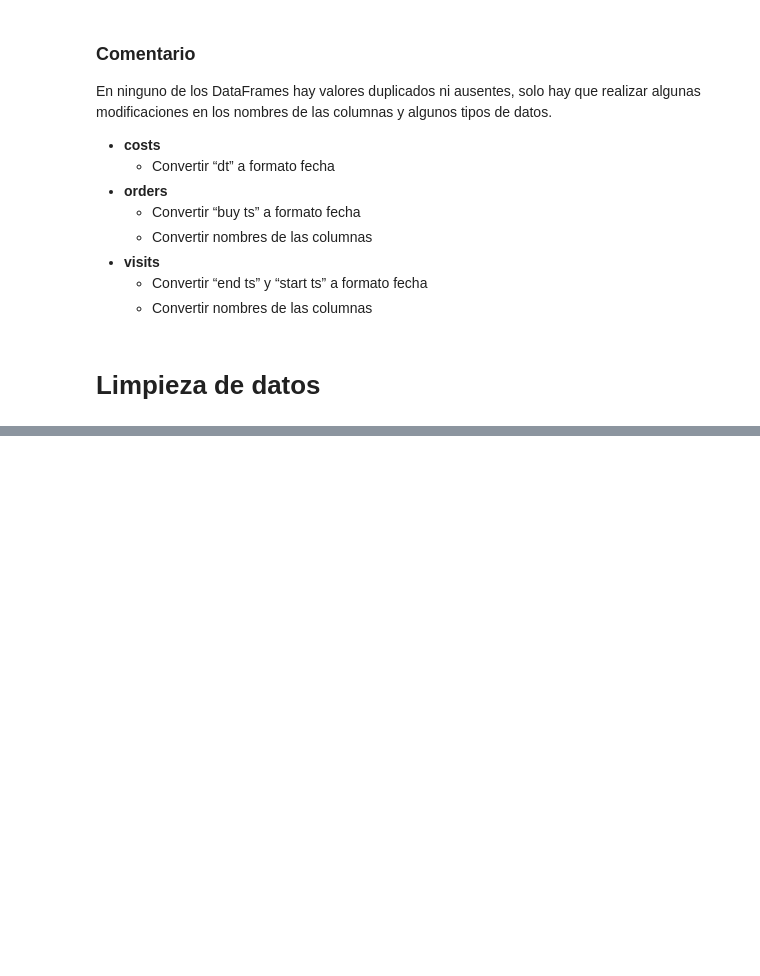
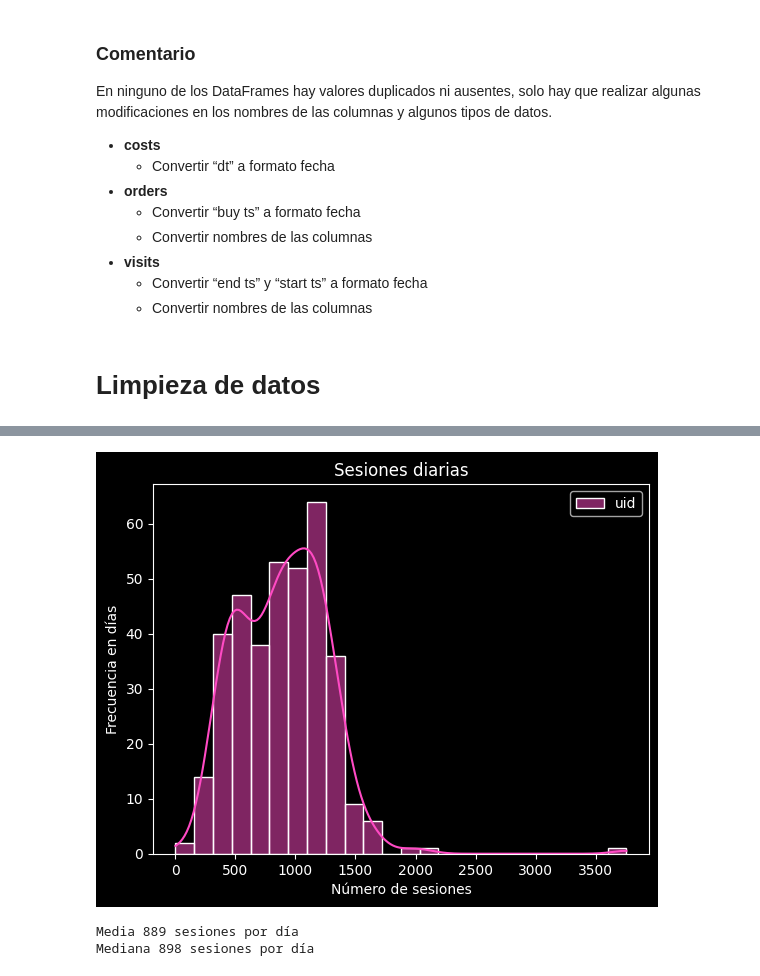
Before and after one commit to XivxnX/analisis_showz, a Jupyter notebook: analisis_showz.ipynb, the cells around one changed output, grey strips where cells are left out. Saved outputs shown, nothing was run; the diff lists cells and outputs as text; code cells hidden in the pictures; blank space fills up the shorter version.

```diff
--- a/analisis_showz.ipynb
+++ b/analisis_showz.ipynb
@@ -170,0 +284,28 @@ visits['start_ts'] = pd.to_datetime(visits['start_ts'])
+# %%
+# número de sesiones diarias
+sessions_per_day = (
+    visit_report.groupby('session_date')
+    .agg({'uid':'count'})
+)
+
+# histograma: número de sesiones diarias
+sns.histplot(sessions_per_day,
+             palette={'uid':'#FF4AC4'},
+             kde=True)
+plt.title('Sesiones diarias')
+plt.xlabel('Número de sesiones')
+plt.ylabel('Frecuencia en días')
+plt.show()
+# %% [output]
+[figure, added]
+# %%
+# promedio de sesiones al día
+mean_sessions = sessions_per_day.mean().round().astype(int)
+# media de sesiones al día
+median_sessions = sessions_per_day.median().round().astype(int)
+
+print(f'Media {mean_sessions.iloc[0]} sesiones por día')
+print(f'Mediana {median_sessions.iloc[0]} sesiones por día')
+# %% [output]
+Media 889 sesiones por día
+Mediana 898 sesiones por día
```
Also changed, not shown: parts of 16 cells of this notebook.
